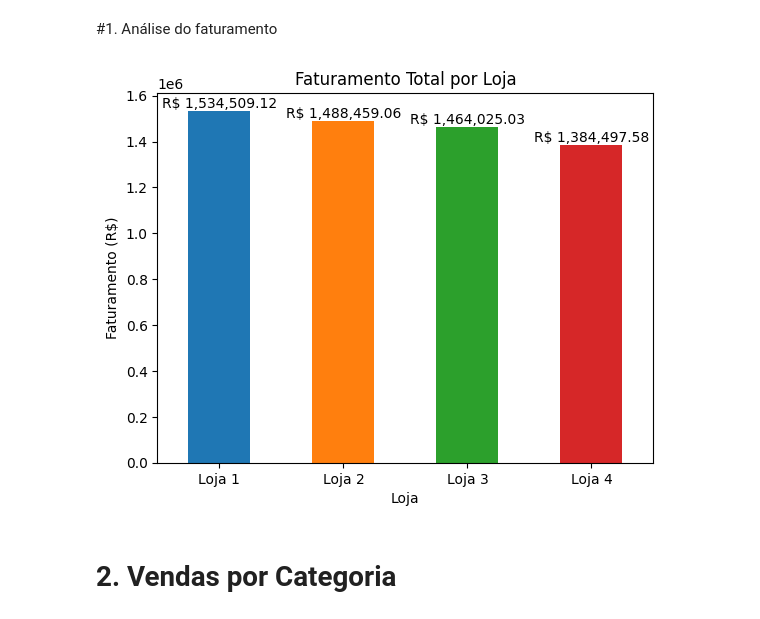
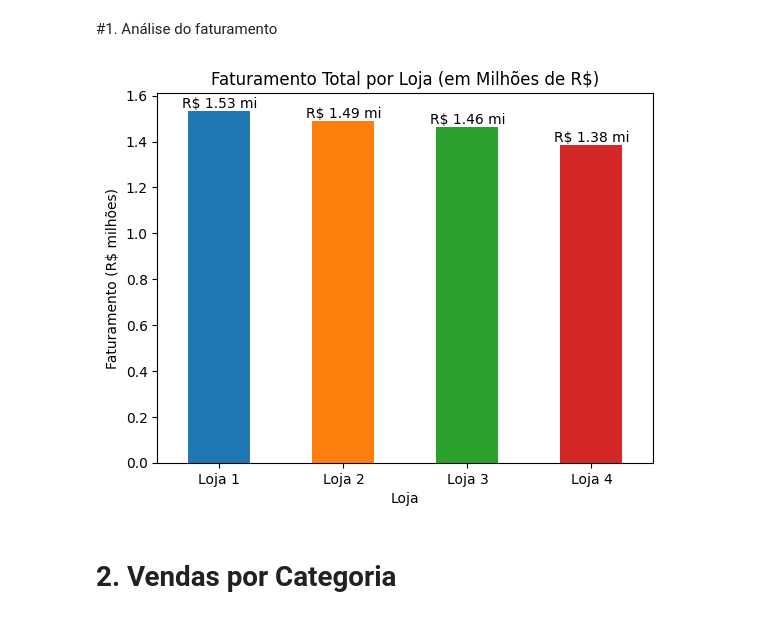
Before and after one commit to mateunix/Challenge_Alura_Store, a Jupyter notebook: AluraStoreBrasil.ipynb, the cells around one changed output. Saved outputs shown, nothing was run; the diff lists cells and outputs as text; code cells hidden in the pictures.

```diff
--- a/AluraStoreBrasil.ipynb
+++ b/AluraStoreBrasil.ipynb
@@ -42,26 +43,35 @@ Index(['Produto', 'Categoria do Produto', 'Preço', 'Frete', 'Data da Compra',
 # %%
 faturamento = dados.groupby('Loja')['Preço'].sum()
 # %%
+# Converter faturamento para milhões
+faturamento_milhoes = faturamento / 1_000_000
+
 cores = ['tab:blue', 'tab:orange', 'tab:green', 'tab:red']
 
 plt.figure()
-ax = faturamento.plot(
+ax = faturamento_milhoes.plot(
     kind='bar',
     color=cores
 )
 
-plt.title('Faturamento Total por Loja')
-plt.ylabel('Faturamento (R$)')
+plt.title('Faturamento Total por Loja (em Milhões de R$)')
+plt.ylabel('Faturamento (R$ milhões)')
 plt.xlabel('Loja')
 plt.xticks(rotation=0)
 
-# Inserir valores no gráfico
-for i, valor in enumerate(faturamento):
-    ax.text(i, valor, f'R$ {valor:,.2f}', ha='center', va='bottom')
+# Inserir valores nas barras
+for i, valor in enumerate(faturamento_milhoes):
+    ax.text(
+        i,
+        valor,
+        f'R$ {valor:.2f} mi',
+        ha='center',
+        va='bottom'
+    )
 
 plt.show()
 # %% [output]
-[figure, old version]
+[figure, new version]
 # %% [markdown]
 # 2. Vendas por Categoria
 # %%
```
Also changed, not shown: parts of 5 cells of this notebook.
